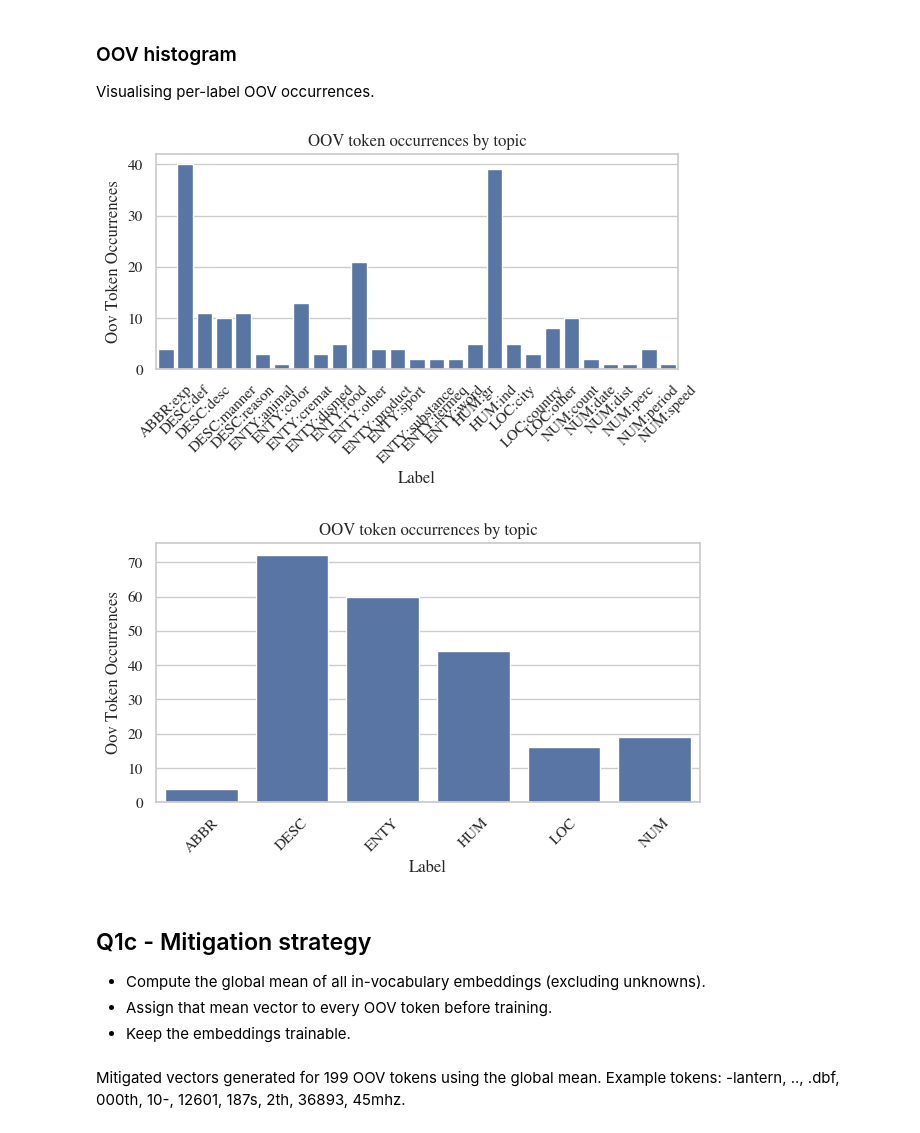
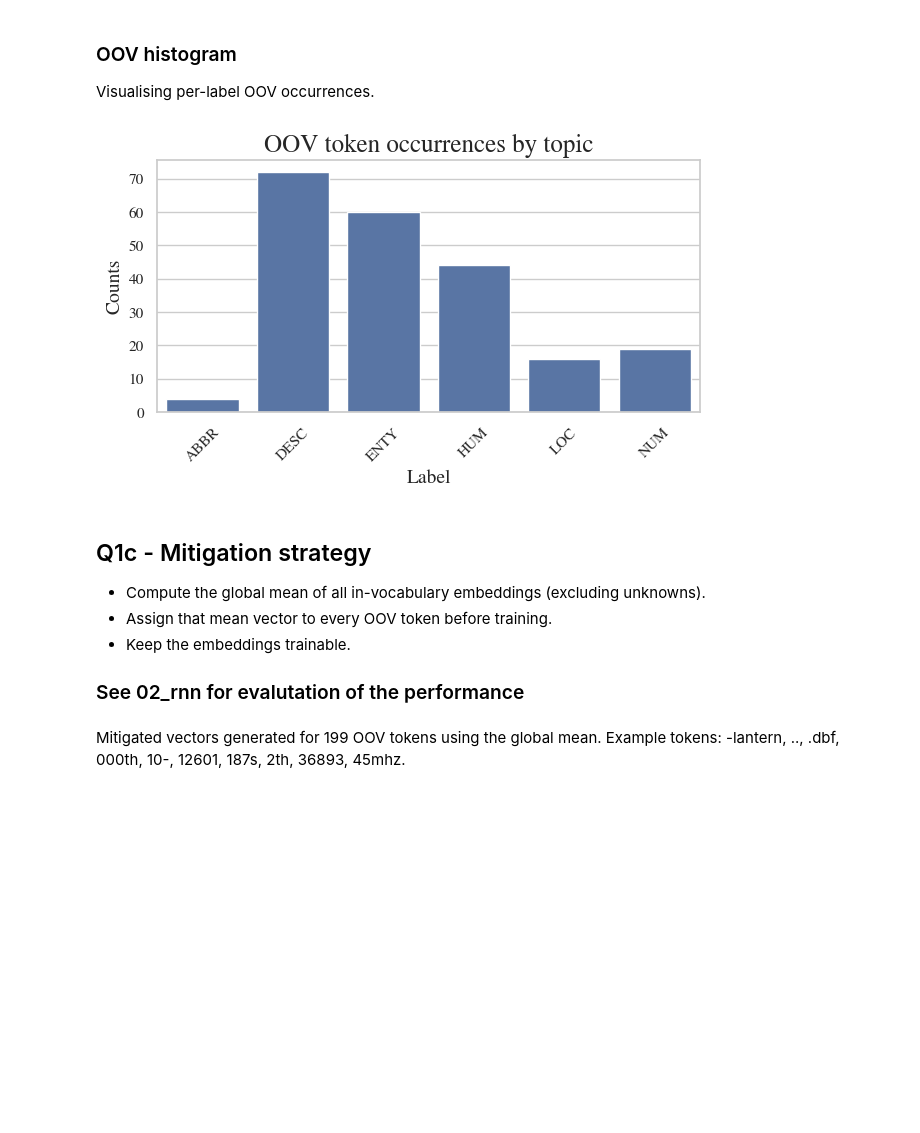
Before and after one commit to JonssonAlexander/NLP_Project_group45, a Jupyter notebook: 01_embeddings.ipynb, the cells around one changed output. Cells and saved outputs as stored; diff of their text form; code cells hidden in the pictures; blank space fills up the shorter version.

Commit message:
01 updated not using fine_gr and some features deleted from plotting.py to make it easier to understand

```diff
--- a/01_embeddings.ipynb
+++ b/01_embeddings.ipynb
@@ -50,15 +35,11 @@ len(splits.train), len(splits.validation), len(splits.test)
 - Reuse `build_vocabulary_report` for corpus statistics.
 - Persist intermediate artifacts (e.g., token frequencies) under `logs/` for reproducibility.
 # %%
-vocab_reports = {
-    name: build_vocabulary_report(
-        tokenised_dataset=variant['splits'].train,
-        min_freq=variant['config'].vocabulary_min_freq,
-        specials=variant['config'].vocabulary_specials,
-    )
-    for name, variant in variants.items()
-}
-vocab_report = vocab_reports[active_variant]
+vocab_report = build_vocabulary_report(
+    tokenised_dataset=splits.train,
+    min_freq=data_config.vocabulary_min_freq,
+    specials=data_config.vocabulary_specials,
+)
 vocab_report.summary()
 # %% [output]
 {'documents': 4361,
@@ -224,11 +122,7 @@ Tabular view before plotting for clarity.
 # %%
 import pandas as pd
 
-per_label_frames = {
-    name: pd.DataFrame(report.per_label_summary())
-    for name, report in oov_reports.items()
-}
-per_label_df = per_label_frames[active_variant]
+per_label_df = pd.DataFrame(oov_report.per_label_summary())
 per_label_df
 # %% [output]
 |  | label | unique_oov_words | oov_token_occurrences |
@@ -252,25 +136,22 @@ per_label_df
 ### OOV histogram
 Visualising per-label OOV occurrences.
 # %%
-import matplotlib.pyplot as plt
-from src.plotting import plot_oov_barplot
-
-variant_to_plot = active_variant  # set to "coarse" to compare
-fig_oov, ax_oov = plot_oov_barplot(per_label_frames[variant_to_plot], figure_fraction=1)
+fig_oov, ax_oov = plot_barplot(
+    x=per_label_df["label"].tolist(),
+    y=per_label_df["oov_token_occurrences"].tolist(),
+    title="OOV token occurrences by topic",
+)
 plt.show()
-
-variant_to_plot = 'coarse'  # set to "coarse" to compare
-fig_oov, ax_oov = plot_oov_barplot(per_label_frames[variant_to_plot], figure_fraction=1)
-plt.show()
 # %% [output]
-[figure, old version]
+[figure, new version]
-[figure, removed]
 # %% [markdown]
 ## Q1c - Mitigation strategy
 
 - Compute the global mean of all in-vocabulary embeddings (excluding unknowns).
 - Assign that mean vector to every OOV token before training.
 - Keep the embeddings trainable.
+
+### See 02_rnn for evalutation of the performance
 # %%
 from IPython.display import Markdown, display
 mitigated_count = len(embedding_result.mitigated_tokens)
```
Also changed, not shown: parts of 9 cells of this notebook, 1 other file.
